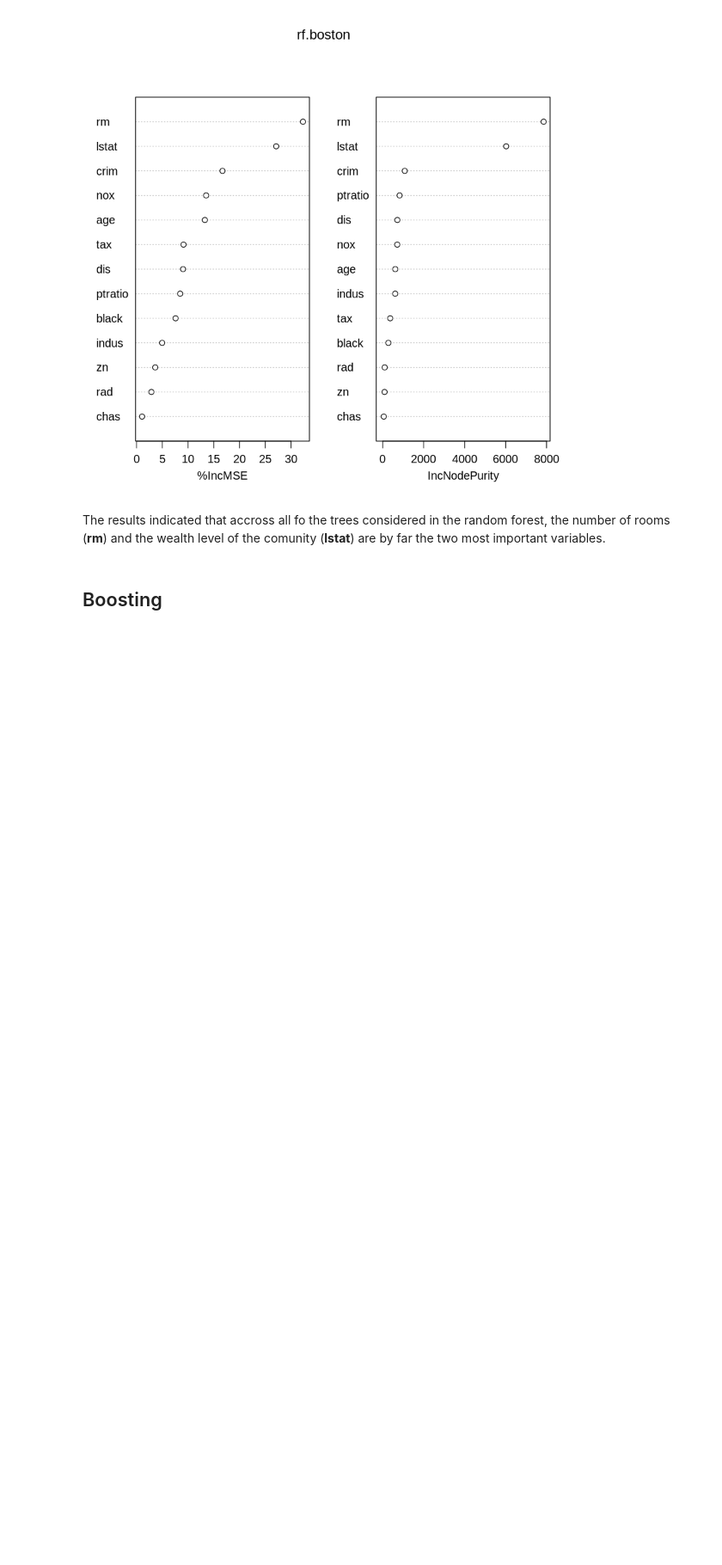
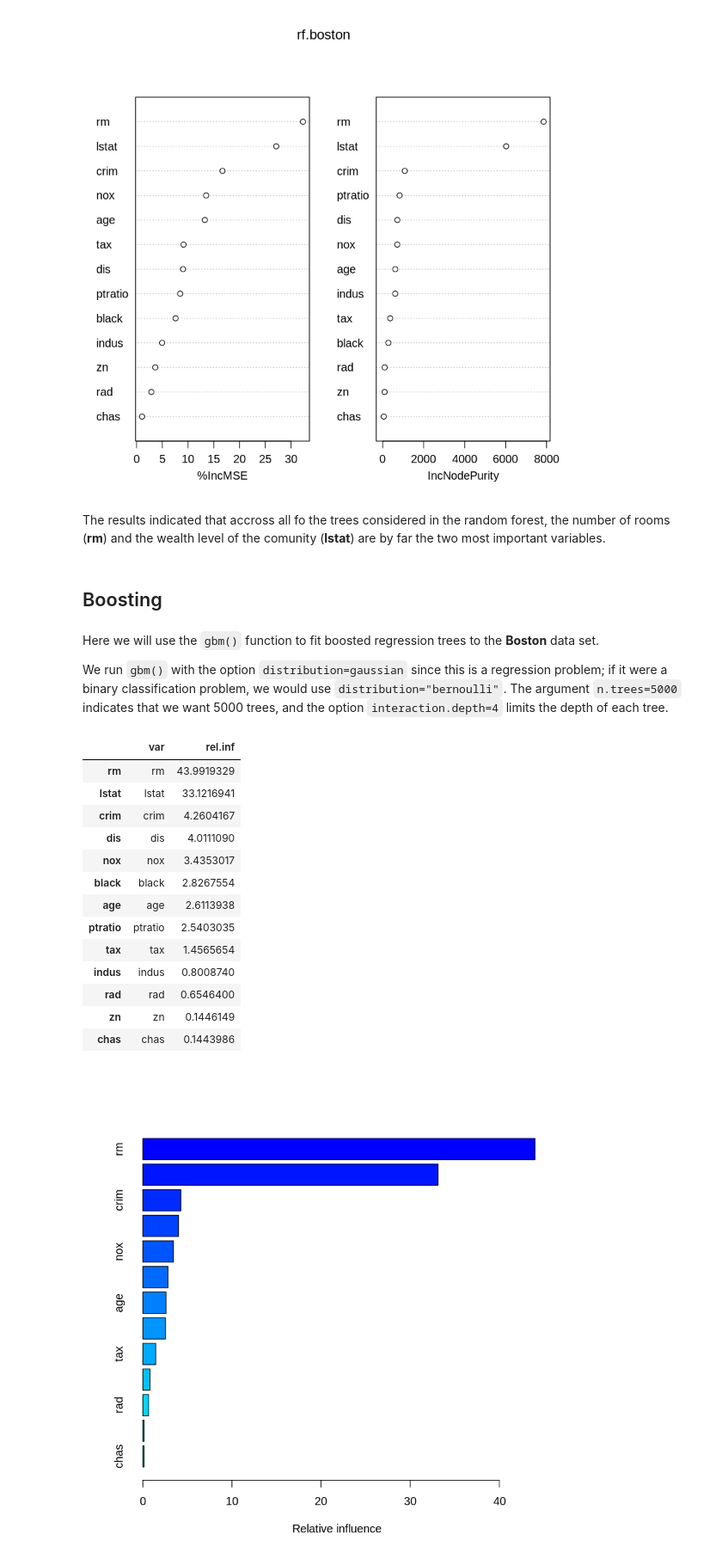
Before and after one commit to VicenteYago/Intro2StatLearning, a Jupyter notebook: ch8-TreeBasedMethods/ch8-Trees-lab.ipynb, the cells around one changed output. Shown at 86% size. Drawn from its saved outputs; the diff is of its cells as text; code cells hidden in the pictures; blank space fills up the shorter version.

Commit message:
Boosting & trees labs OK

```diff
--- a/ch8-TreeBasedMethods/ch8-Trees-lab.ipynb
+++ b/ch8-TreeBasedMethods/ch8-Trees-lab.ipynb
@@ -292,3 +389,32 @@ varImpPlot(rf.boston)
 The results indicated that accross all fo the trees considered in the random forest, the number of rooms (**rm**) and the wealth level of the comunity (**lstat**) are by far the two most important variables.
 # %% [markdown]
 ## Boosting
+# %% [markdown]
+Here we will use the `gbm()` function to fit boosted regression trees to the **Boston** data set.
+
+We run `gbm()` with the option `distribution=gaussian` since this is a regression problem; if it were a binary classification problem, we would use `distribution="bernoulli"`. The argument `n.trees=5000` indicates that we want 5000 trees, and the option `interaction.depth=4` limits the depth of each tree.
+# %%
+library("gbm")
+set.seed(1)
+boost.boston=gbm(medv~., data=Boston[train,],
+                 distribution="gaussian",
+                 n.trees=5000,
+                 interaction.depth=4)
+# %%
+summary(boost.boston)
+# %% [output]
+|  | var | rel.inf |
+| rm | rm | 43.9919329 |
+| lstat | lstat | 33.1216941 |
+| crim | crim | 4.2604167 |
+| dis | dis | 4.0111090 |
+| nox | nox | 3.4353017 |
+| black | black | 2.8267554 |
+| age | age | 2.6113938 |
+| ptratio | ptratio | 2.5403035 |
+| tax | tax | 1.4565654 |
+| indus | indus | 0.8008740 |
+| rad | rad | 0.6546400 |
+| zn | zn | 0.1446149 |
+| chas | chas | 0.1443986 |
+[figure, added]
```
Also changed, not shown: parts of 26 cells of this notebook.
